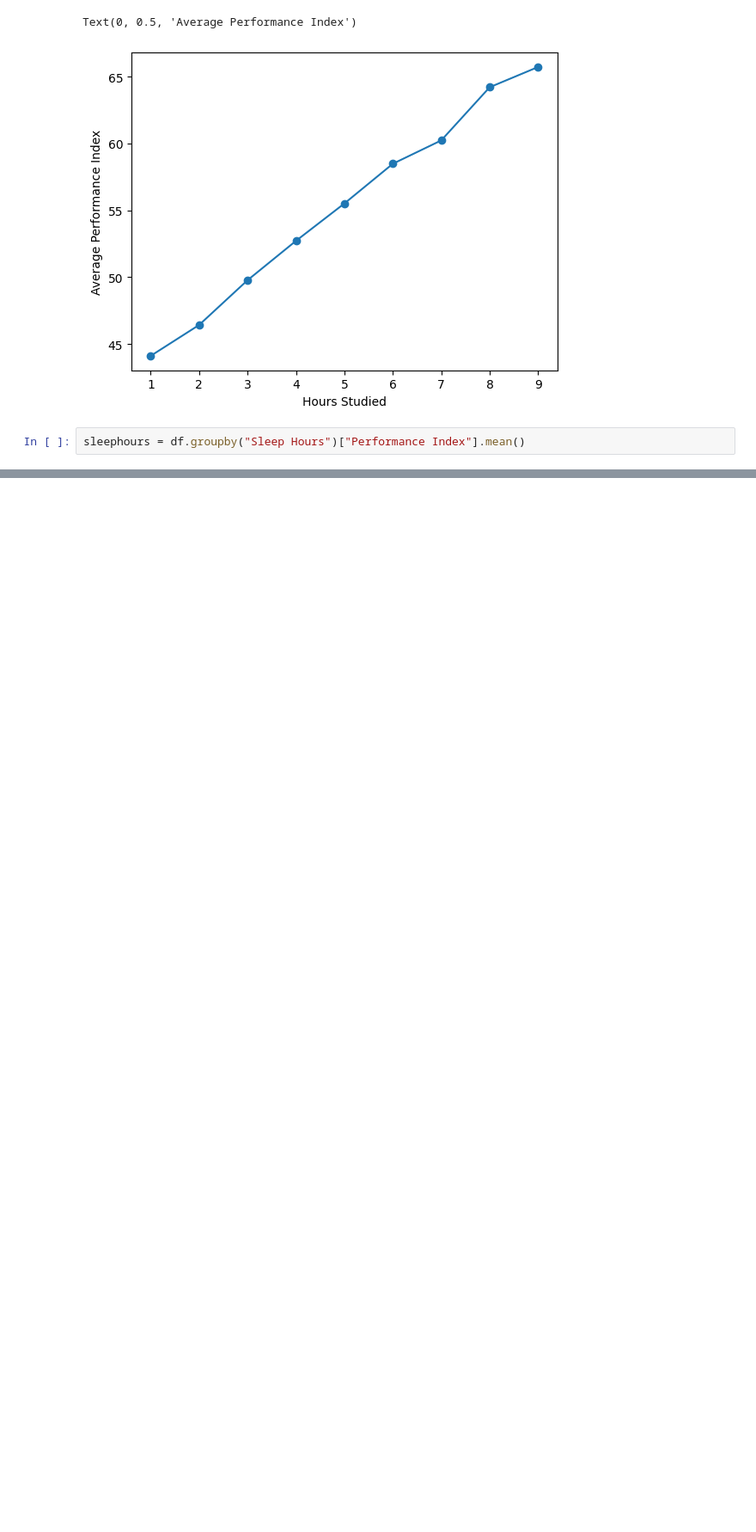
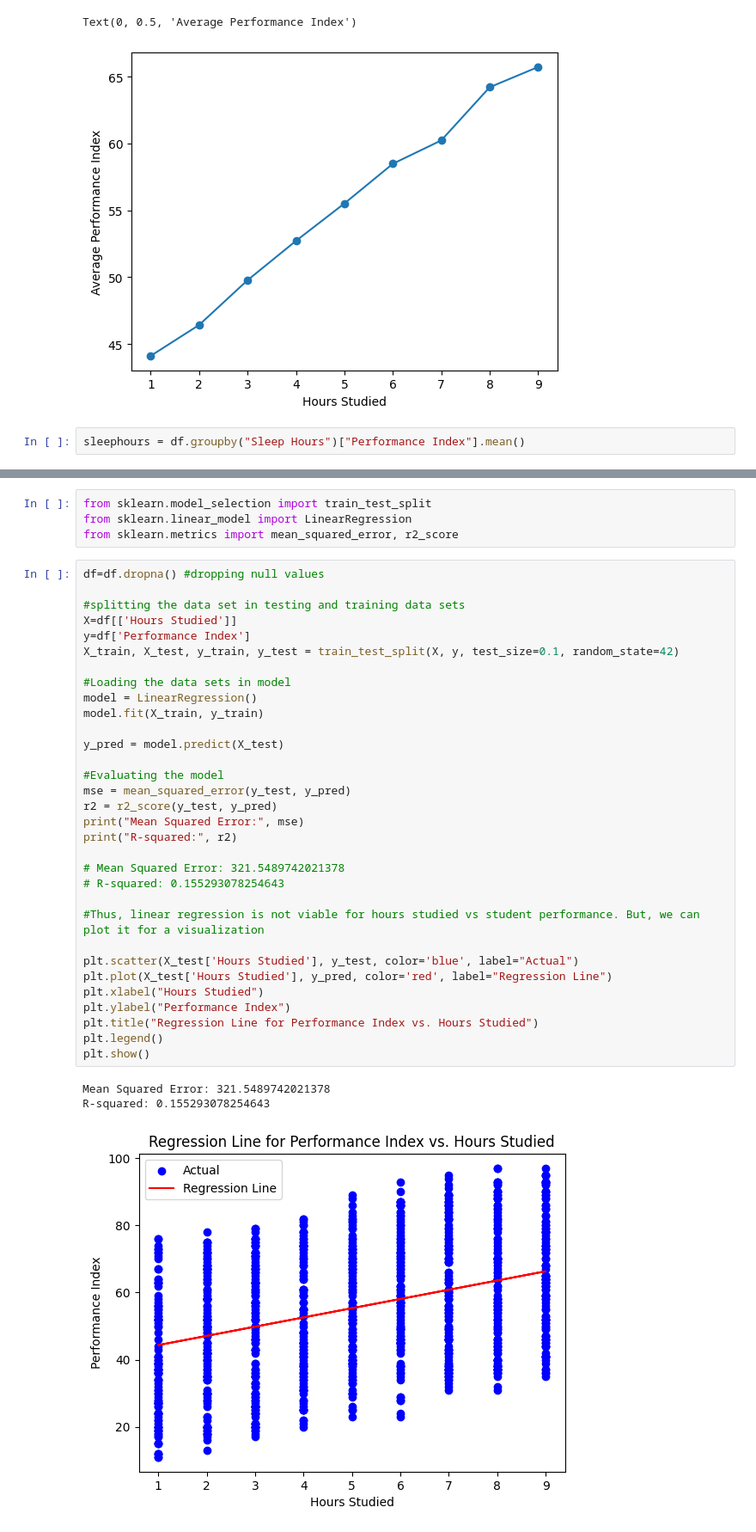
Before and after one commit to techcsispit/Student-Performance, a Jupyter notebook: Student performance.ipynb, the cells around one changed output, grey strips where cells are left out. Shown at 86% size. Drawn from its saved outputs; the diff is of its cells as text; blank space fills up the shorter version.

Commit message:
Added regression models to predict the performance index

```diff
--- a/Student performance.ipynb
+++ b/Student performance.ipynb
@@ -126,0 +127,40 @@ Text(0, 0.5, 'Average Performance Index')
+# %%
+from sklearn.model_selection import train_test_split
+from sklearn.linear_model import LinearRegression
+from sklearn.metrics import mean_squared_error, r2_score
+# %%
+df=df.dropna() #dropping null values
+
+#splitting the data set in testing and training data sets
+X=df[['Hours Studied']]
+y=df['Performance Index']
+X_train, X_test, y_train, y_test = train_test_split(X, y, test_size=0.1, random_state=42)
+
+#Loading the data sets in model
+model = LinearRegression()
+model.fit(X_train, y_train)
+
+y_pred = model.predict(X_test)
+
+#Evaluating the model
+mse = mean_squared_error(y_test, y_pred)
+r2 = r2_score(y_test, y_pred)
+print("Mean Squared Error:", mse)
+print("R-squared:", r2)
+
+# Mean Squared Error: 321.5489742021378
+# R-squared: 0.155293078254643
+
+#Thus, linear regression is not viable for hours studied vs student performance. But, we can plot it for a visualization
+
+plt.scatter(X_test['Hours Studied'], y_test, color='blue', label="Actual")
+plt.plot(X_test['Hours Studied'], y_pred, color='red', label="Regression Line")
+plt.xlabel("Hours Studied")
+plt.ylabel("Performance Index")
+plt.title("Regression Line for Performance Index vs. Hours Studied")
+plt.legend()
+plt.show()
+# %% [output]
+Mean Squared Error: 321.5489742021378
+R-squared: 0.155293078254643
+[figure, added]
```
Also changed, not shown: parts of 7 cells of this notebook.
